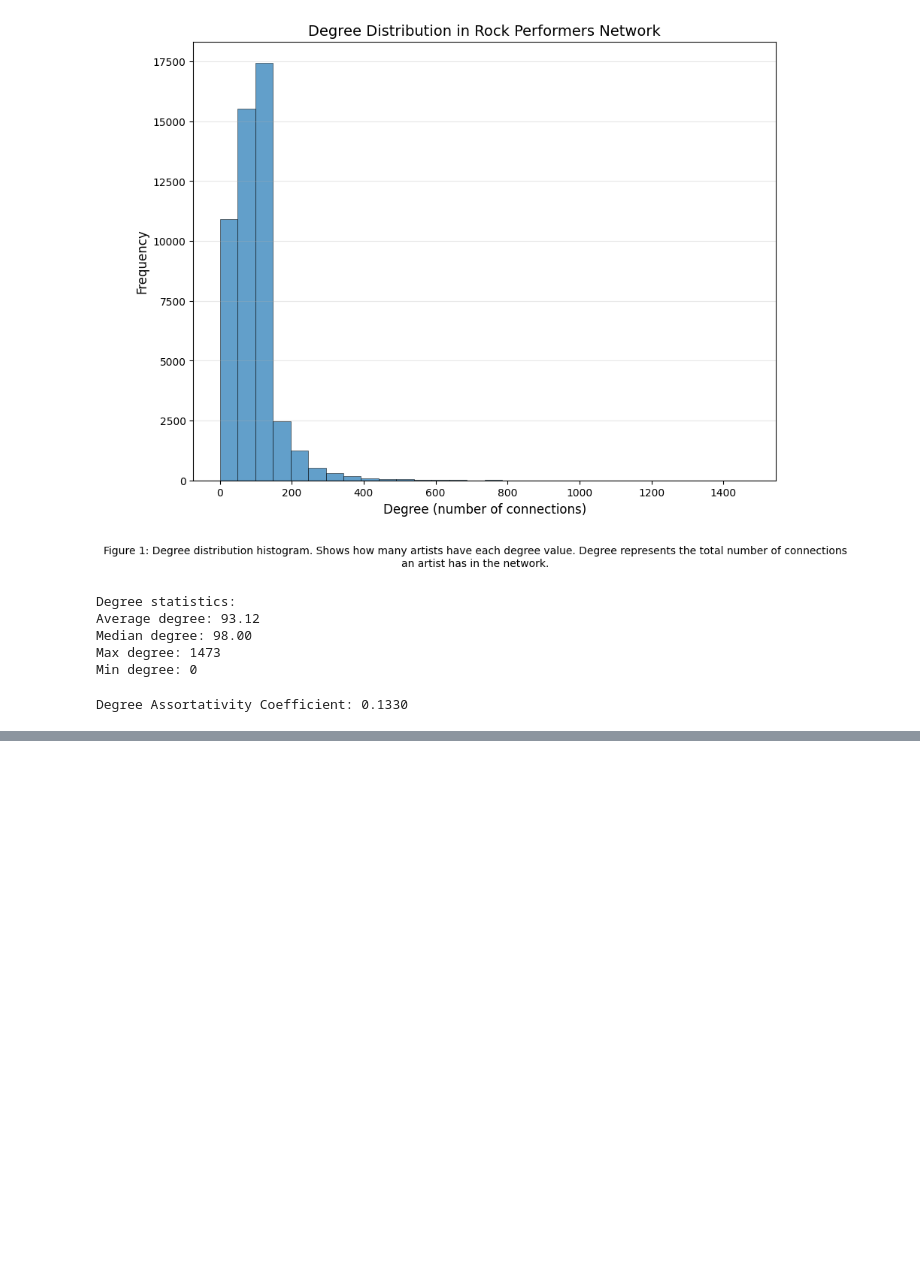
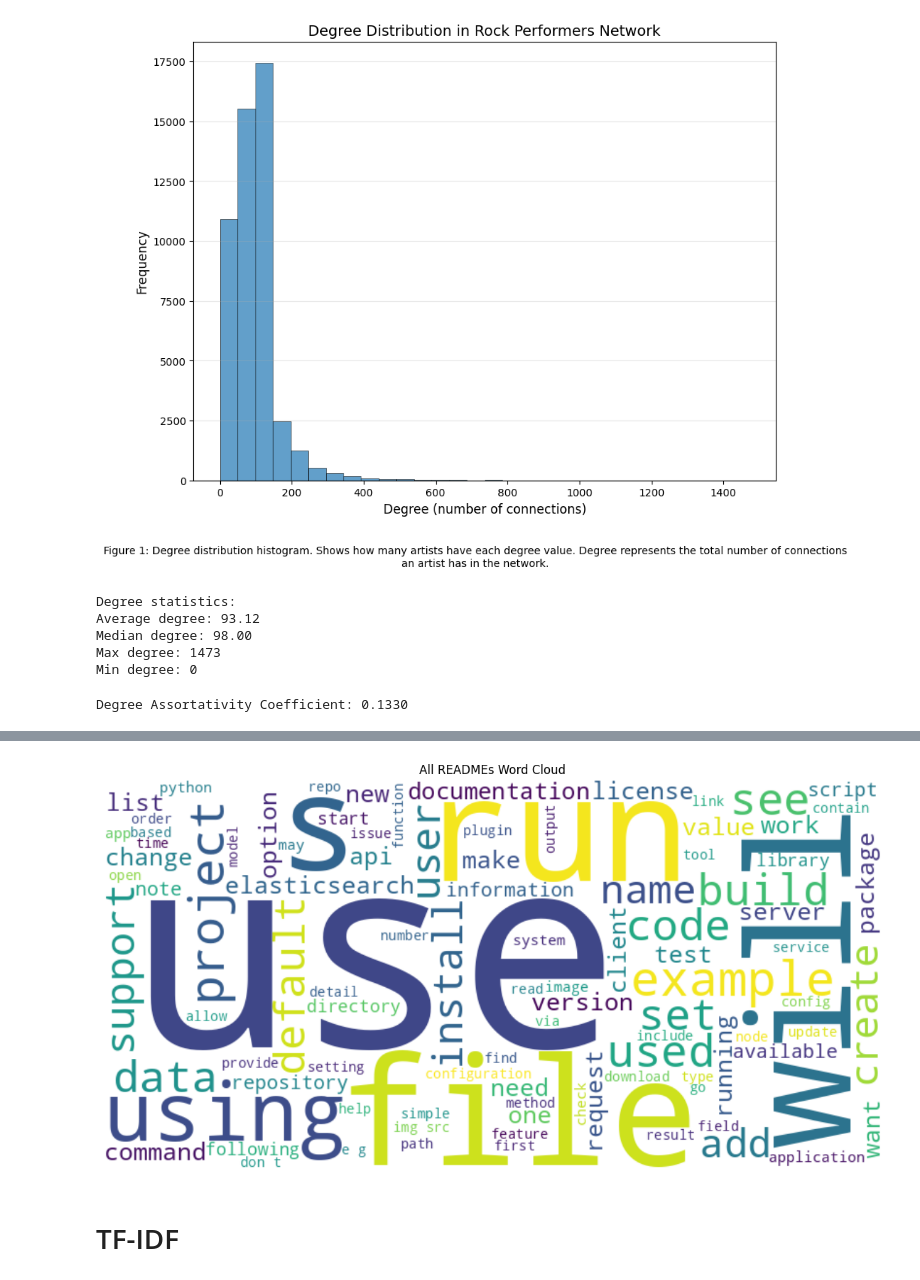
Before and after one commit to Pakkutaq/SG_rock_network, a Jupyter notebook: MainProject/ProjectNotebook.ipynb, the cells around one changed output, grey strips where cells are left out. Cells and saved outputs as stored; diff of their text form; code cells hidden in the pictures; blank space fills up the shorter version.

```diff
--- a/MainProject/ProjectNotebook.ipynb
+++ b/MainProject/ProjectNotebook.ipynb
@@ -250,0 +689,19 @@ plt.show()
+# %%
+def extract_readme_texts(repo_data):
+    """
+    Extract all README texts from repo_data.
+
+    Returns:
+        list of strings (one per repo with a README)
+    """
+    readme_texts = []
+
+    for repo, data in repo_data.items():
+        readme = data.get("readme")
+        if readme:
+            readme_texts.append(readme)
+
+    print(f"Found {len(readme_texts)} repos with READMEs")
+    return readme_texts
+
+readmes = extract_readme_texts(repo_data)
@@ -250,0 +758,37 @@ plt.show()
+# %%
+from wordcloud import WordCloud
+import matplotlib.pyplot as plt
+
+def create_wordcloud(texts, title="Word Cloud"):
+    """
+    Create a word cloud from a list of texts.
+
+    Parameters:
+        texts: list of strings
+        title: title for the plot
+    """
+    # Combine all texts
+    combined_text = " ".join(texts)
+
+    # Create word cloud
+    wordcloud = WordCloud(
+        width=800,
+        height=400,
+        background_color='white',
+        max_words=100
+    ).generate(combined_text)
+
+    # Display
+    plt.figure(figsize=(12, 6))
+    plt.imshow(wordcloud, interpolation='bilinear')
+    plt.axis('off')
+    plt.title(title)
+    plt.tight_layout()
+    plt.show()
+
+# Create overall word cloud
+create_wordcloud(cleaned_readmes, "All READMEs Word Cloud")
+# %% [output]
+[figure, added]
+# %% [markdown]
+# TF-IDF
```
Also changed, not shown: parts of 35 cells of this notebook, 4 other files.
